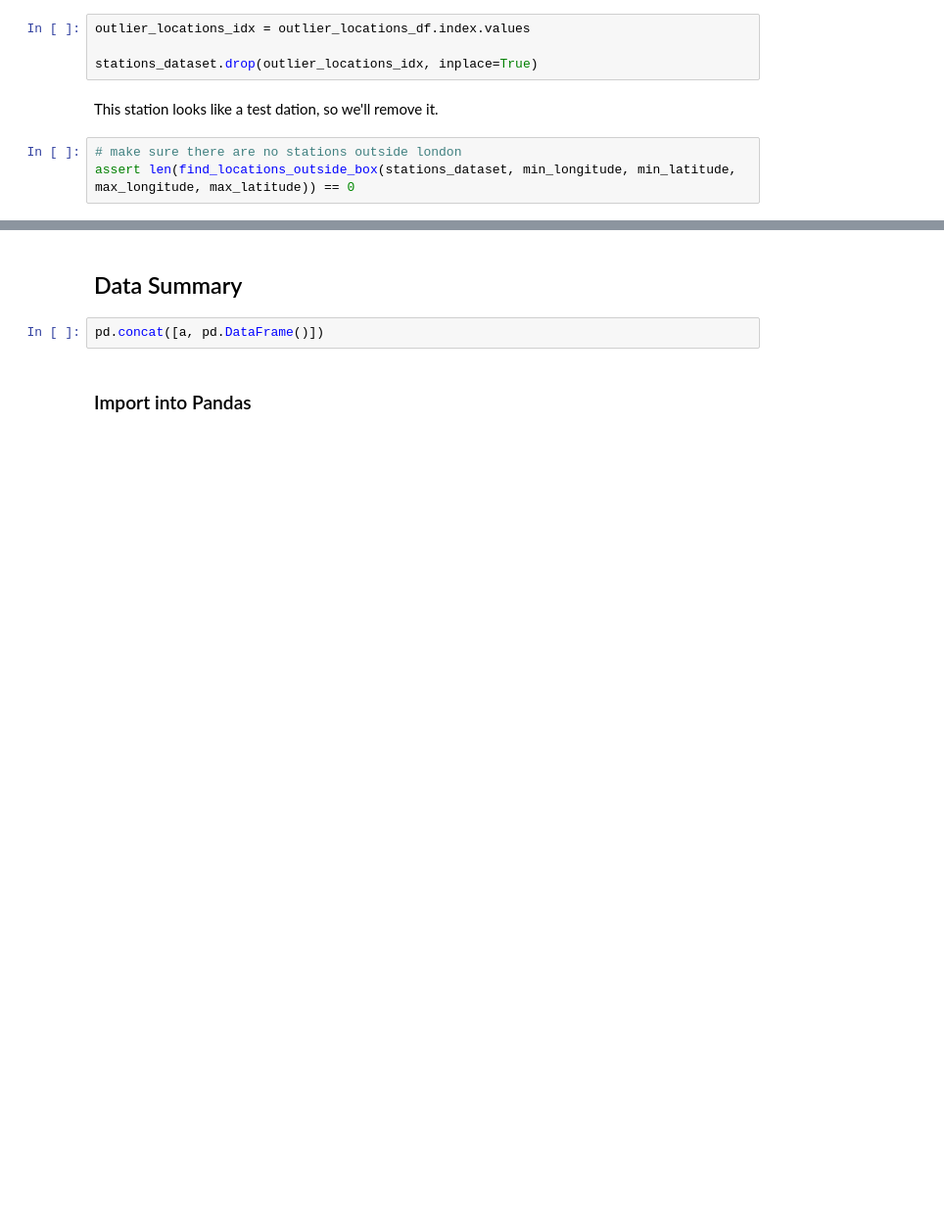
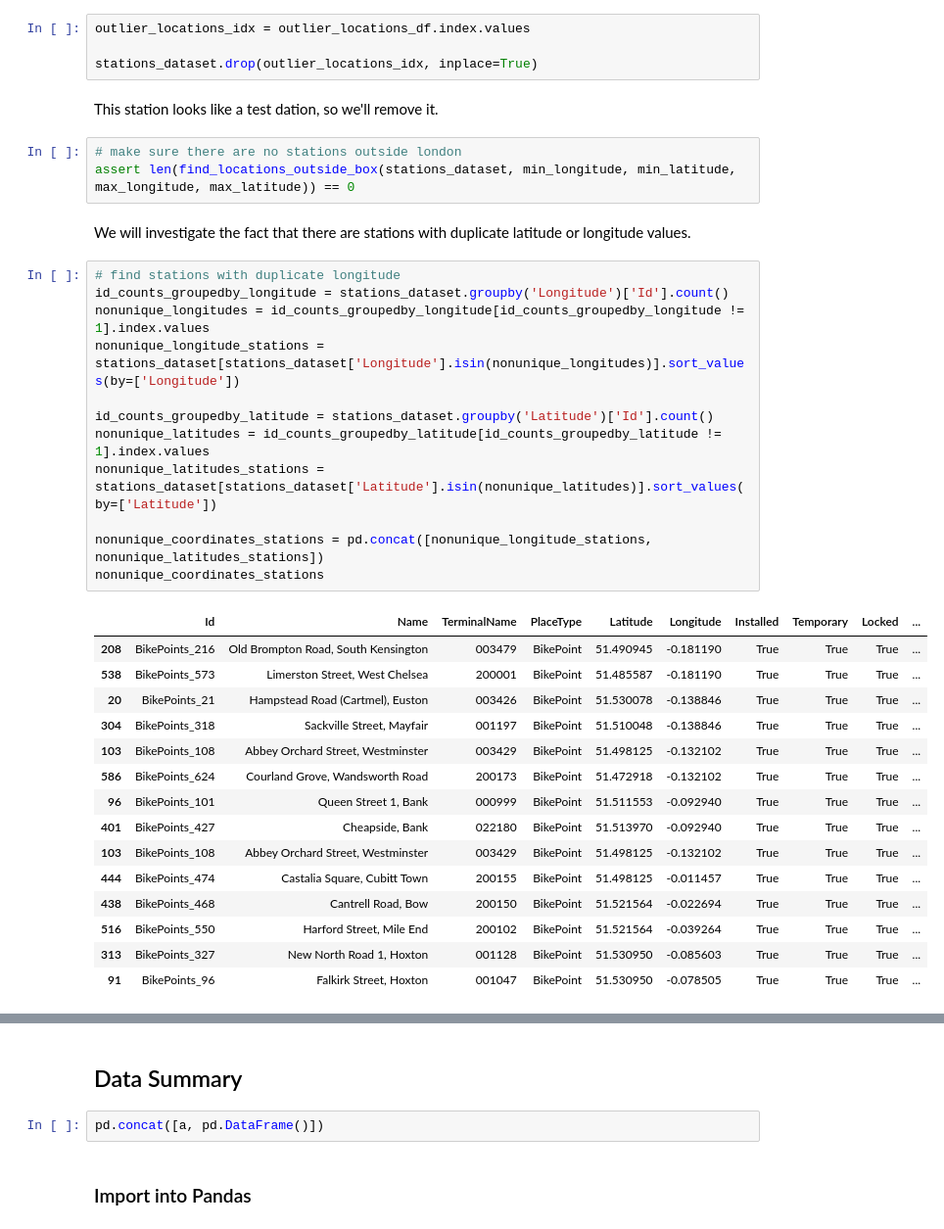
Before and after one commit to ibrahim85/spts-uoe, a Jupyter notebook: data_cleaning.ipynb, the cells around one changed output, grey strips where cells are left out. Shown: that part at 98% size. Saved outputs shown, nothing was run; the diff lists cells and outputs as text; blank space fills up the shorter version.

```diff
--- a/data_cleaning.ipynb
+++ b/data_cleaning.ipynb
@@ -350,3 +351,33 @@ This station looks like a test dation, so we'll remove it.
 # %%
 # make sure there are no stations outside london
 assert len(find_locations_outside_box(stations_dataset, min_longitude, min_latitude, max_longitude, max_latitude)) == 0
+# %% [markdown]
+We will investigate the fact that there are stations with duplicate latitude or longitude values.
+# %%
+# find stations with duplicate longitude
+id_counts_groupedby_longitude = stations_dataset.groupby('Longitude')['Id'].count()
+nonunique_longitudes = id_counts_groupedby_longitude[id_counts_groupedby_longitude != 1].index.values
+nonunique_longitude_stations = stations_dataset[stations_dataset['Longitude'].isin(nonunique_longitudes)].sort_values(by=['Longitude'])
+
+id_counts_groupedby_latitude = stations_dataset.groupby('Latitude')['Id'].count()
+nonunique_latitudes = id_counts_groupedby_latitude[id_counts_groupedby_latitude != 1].index.values
+nonunique_latitudes_stations = stations_dataset[stations_dataset['Latitude'].isin(nonunique_latitudes)].sort_values(by=['Latitude'])
+
+nonunique_coordinates_stations = pd.concat([nonunique_longitude_stations, nonunique_latitudes_stations])
+nonunique_coordinates_stations
+# %% [output]
+|  | Id | Name | TerminalName | PlaceType | Latitude | Longitude | Installed | Temporary | Locked | ... |
+| 208 | BikePoints_216 | Old Brompton Road, South Kensington | 003479 | BikePoint | 51.490945 | -0.181190 | True | True | True | ... |
+| 538 | BikePoints_573 | Limerston Street, West Chelsea | 200001 | BikePoint | 51.485587 | -0.181190 | True | True | True | ... |
+| 20 | BikePoints_21 | Hampstead Road (Cartmel), Euston | 003426 | BikePoint | 51.530078 | -0.138846 | True | True | True | ... |
+| 304 | BikePoints_318 | Sackville Street, Mayfair | 001197 | BikePoint | 51.510048 | -0.138846 | True | True | True | ... |
+| 103 | BikePoints_108 | Abbey Orchard Street, Westminster | 003429 | BikePoint | 51.498125 | -0.132102 | True | True | True | ... |
+| 586 | BikePoints_624 | Courland Grove, Wandsworth Road | 200173 | BikePoint | 51.472918 | -0.132102 | True | True | True | ... |
+| 96 | BikePoints_101 | Queen Street 1, Bank | 000999 | BikePoint | 51.511553 | -0.092940 | True | True | True | ... |
+| 401 | BikePoints_427 | Cheapside, Bank | 022180 | BikePoint | 51.513970 | -0.092940 | True | True | True | ... |
+| 103 | BikePoints_108 | Abbey Orchard Street, Westminster | 003429 | BikePoint | 51.498125 | -0.132102 | True | True | True | ... |
+| 444 | BikePoints_474 | Castalia Square, Cubitt Town | 200155 | BikePoint | 51.498125 | -0.011457 | True | True | True | ... |
+| 438 | BikePoints_468 | Cantrell Road, Bow | 200150 | BikePoint | 51.521564 | -0.022694 | True | True | True | ... |
+| 516 | BikePoints_550 | Harford Street, Mile End | 200102 | BikePoint | 51.521564 | -0.039264 | True | True | True | ... |
+| 313 | BikePoints_327 | New North Road 1, Hoxton | 001128 | BikePoint | 51.530950 | -0.085603 | True | True | True | ... |
+| 91 | BikePoints_96 | Falkirk Street, Hoxton | 001047 | BikePoint | 51.530950 | -0.078505 | True | True | True | ... |
```
Also changed, not shown: parts of 16 cells of this notebook, 3 other files.
